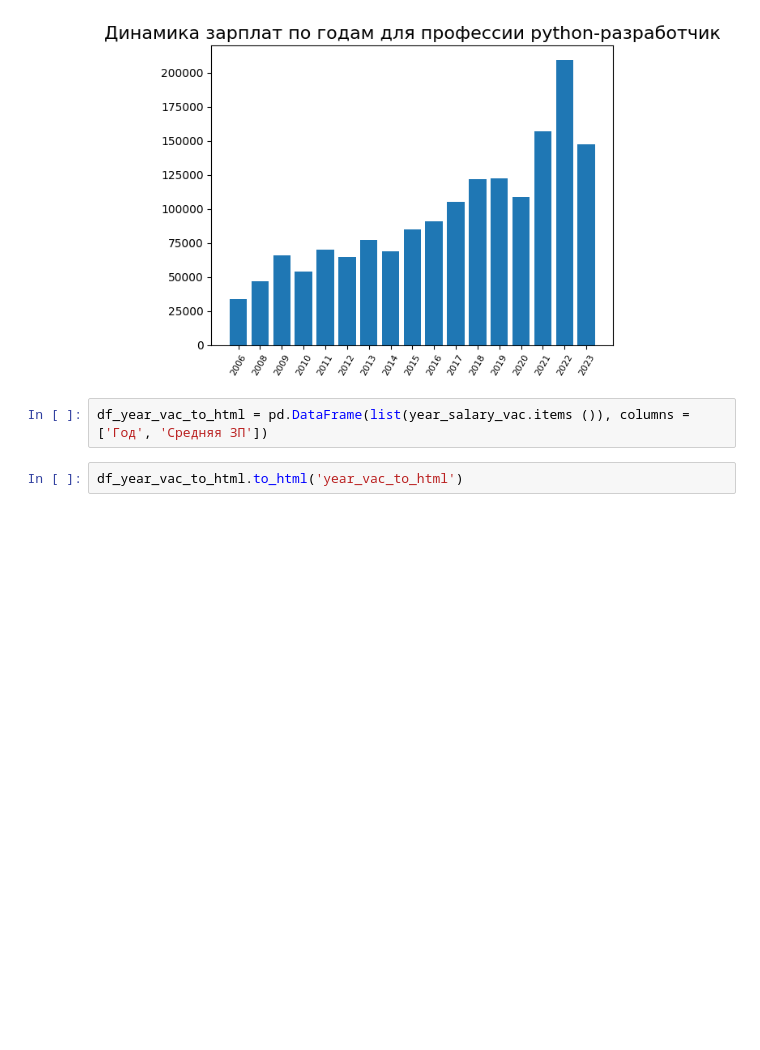
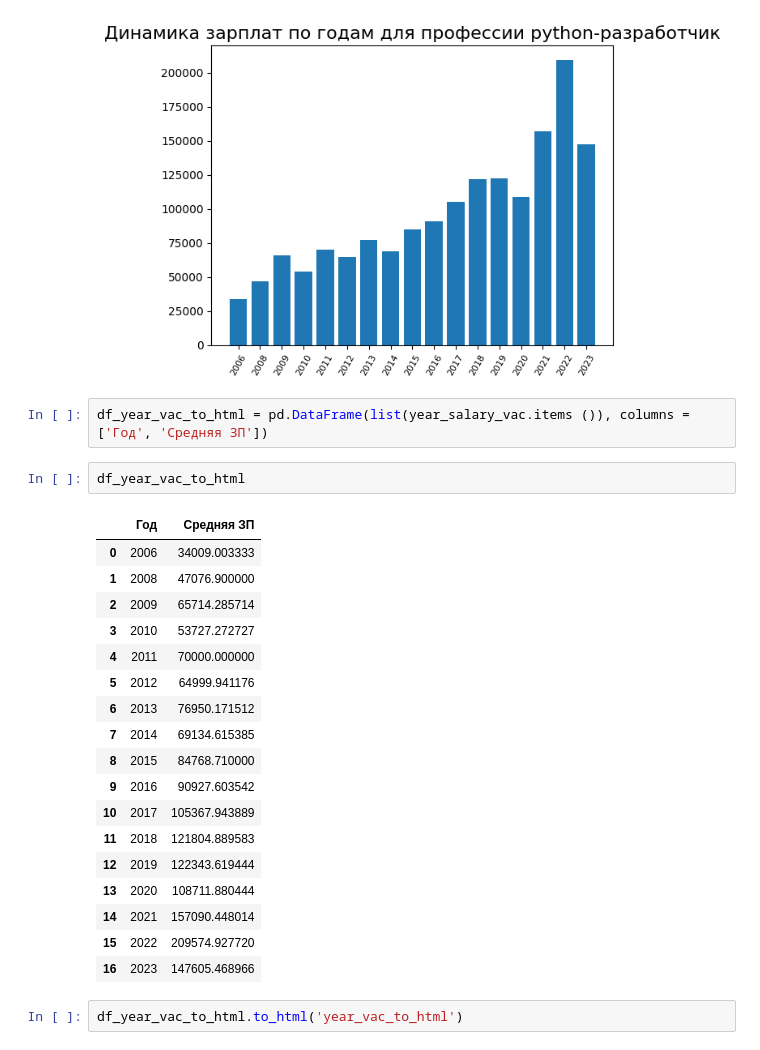
Before and after one commit to Vl4ddd/projectDjango, a Jupyter notebook: scripts/salary_count.ipynb, the cells around one changed output. Saved outputs shown, nothing was run; the diff lists cells and outputs as text; blank space fills up the shorter version.

```diff
--- a/scripts/salary_count.ipynb
+++ b/scripts/salary_count.ipynb
@@ -266,6 +291,27 @@ plt.show()
 [figure]
 # %%
 df_year_vac_to_html = pd.DataFrame(list(year_salary_vac.items ()), columns = ['Год', 'Средняя ЗП'])
+# %%
+df_year_vac_to_html
+# %% [output]
+|  | Год | Средняя ЗП |
+| 0 | 2006 | 34009.003333 |
+| 1 | 2008 | 47076.900000 |
+| 2 | 2009 | 65714.285714 |
+| 3 | 2010 | 53727.272727 |
+| 4 | 2011 | 70000.000000 |
+| 5 | 2012 | 64999.941176 |
+| 6 | 2013 | 76950.171512 |
+| 7 | 2014 | 69134.615385 |
+| 8 | 2015 | 84768.710000 |
+| 9 | 2016 | 90927.603542 |
+| 10 | 2017 | 105367.943889 |
+| 11 | 2018 | 121804.889583 |
+| 12 | 2019 | 122343.619444 |
+| 13 | 2020 | 108711.880444 |
+| 14 | 2021 | 157090.448014 |
+| 15 | 2022 | 209574.927720 |
+| 16 | 2023 | 147605.468966 |
 # %%
 df_year_vac_to_html.to_html('year_vac_to_html')
 # %%
```
Also changed, not shown: parts of 18 cells of this notebook, 9 other files.
